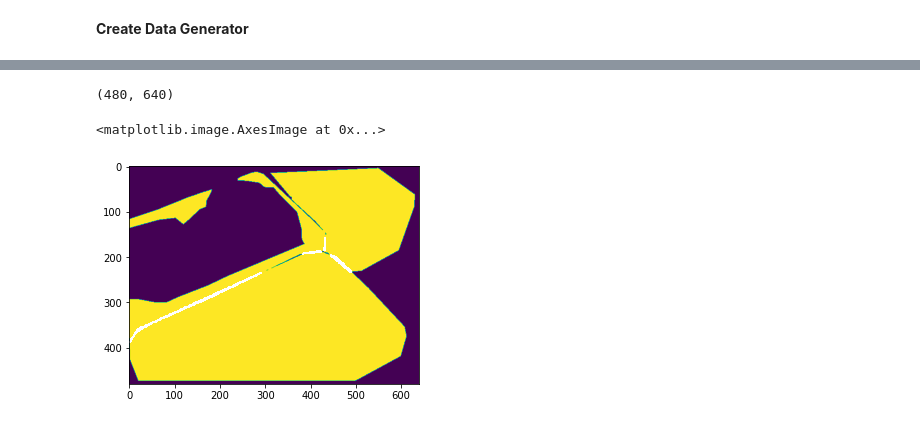
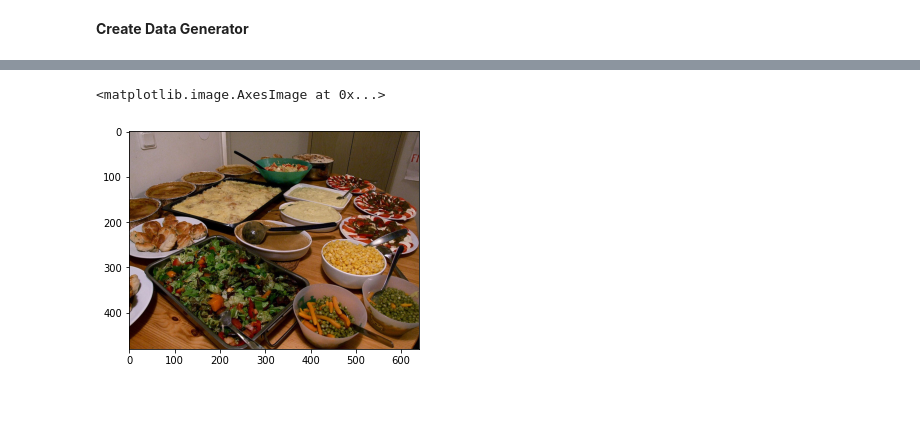
Before and after one commit to truc-h-nguyen/Toddler-activity-suggestions, a Jupyter notebook: COCO_train.ipynb, the cells around one changed output, grey strips where cells are left out. Cells and saved outputs as stored; diff of their text form; code cells hidden in the pictures.

```diff
--- a/COCO_train.ipynb
+++ b/COCO_train.ipynb
@@ -204,8 +188,8 @@ class DataGenerator:
      y = np.empty((this_batch_size, self.image_size, self.image_size, self.nb_y_features), dtype=np.uint8)
 
      for i, sample_index in enumerate(indexes):
-          X_sample, y_sample = self.read_image_mask(self.my_img_array[index * self.batch_size + i],
-                                                  self.my_mask_array[index * self.batch_size + i])
+          X_sample = cv2.cvtColor(self.my_img_array[index * self.batch_size + i], cv2.COLOR_BGR2BGRA)
+          y_sample = cv2.cvtColor(self.my_mask_array[index * self.batch_size + i], cv2.COLOR_BGR2BGRA)
 
           if self.augmentation is True:
               # Augmentation code
@@ -234,7 +209,5 @@ plt.imshow(train_generator.my_img_array[0])
-# %%
-print(train_generator.my_mask_array[11].shape)
-plt.imshow(train_generator.my_mask_array[0])
-# %% [output]
-(480, 640)
-<matplotlib.image.AxesImage at 0x...>
-[figure, removed]
+# %%
+plt.imshow(train_generator.my_img_array[3])
+# %% [output]
+<matplotlib.image.AxesImage at 0x...>
+[figure, added]
```
Also changed, not shown: parts of 4 cells of this notebook.
